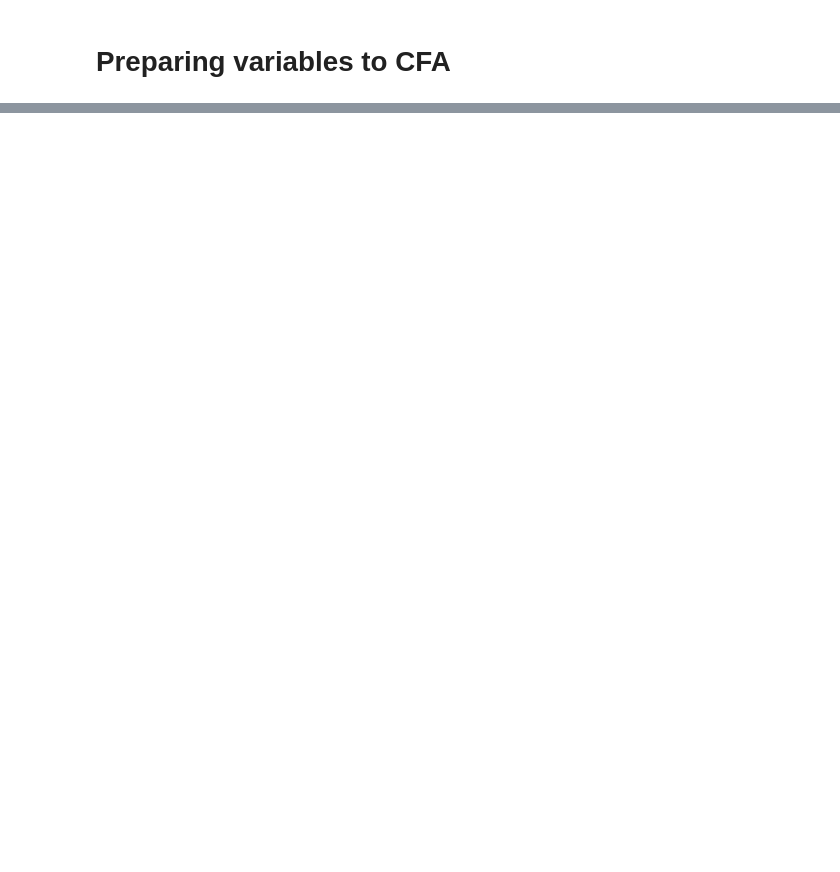
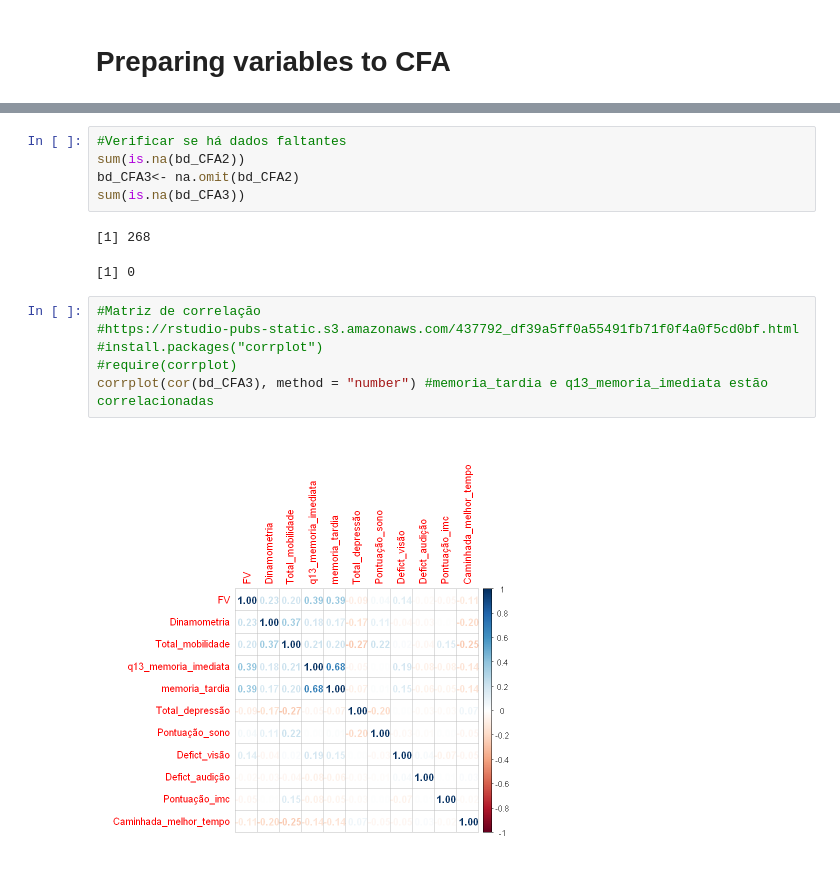
Before and after one commit to RenanBaltar/Jessica_CFA, a Jupyter notebook: Confirmatory Factor Analysis.ipynb, the cells around one changed output, grey strips where cells are left out. Cells and saved outputs as stored; diff of their text form; blank space fills up the shorter version.

```diff
--- a/Confirmatory Factor Analysis.ipynb
+++ b/Confirmatory Factor Analysis.ipynb
@@ -228,0 +274,16 @@ A data.frame: 6 × 21
+# %%
+#Verificar se há dados faltantes
+sum(is.na(bd_CFA2))
+bd_CFA3<- na.omit(bd_CFA2)
+sum(is.na(bd_CFA3))
+# %% [output]
+[1] 268
+[1] 0
+# %%
+#Matriz de correlação
+#https://rstudio-pubs-static.s3.amazonaws.com/437792_df39a5ff0a55491fb71f0f4a0f5cd0bf.html
+#install.packages("corrplot")
+#require(corrplot)
+corrplot(cor(bd_CFA3), method = "number") #memoria_tardia e q13_memoria_imediata estão correlacionadas
+# %% [output]
+[figure, added]
```
Also changed, not shown: parts of 13 cells of this notebook, 1 other file.
